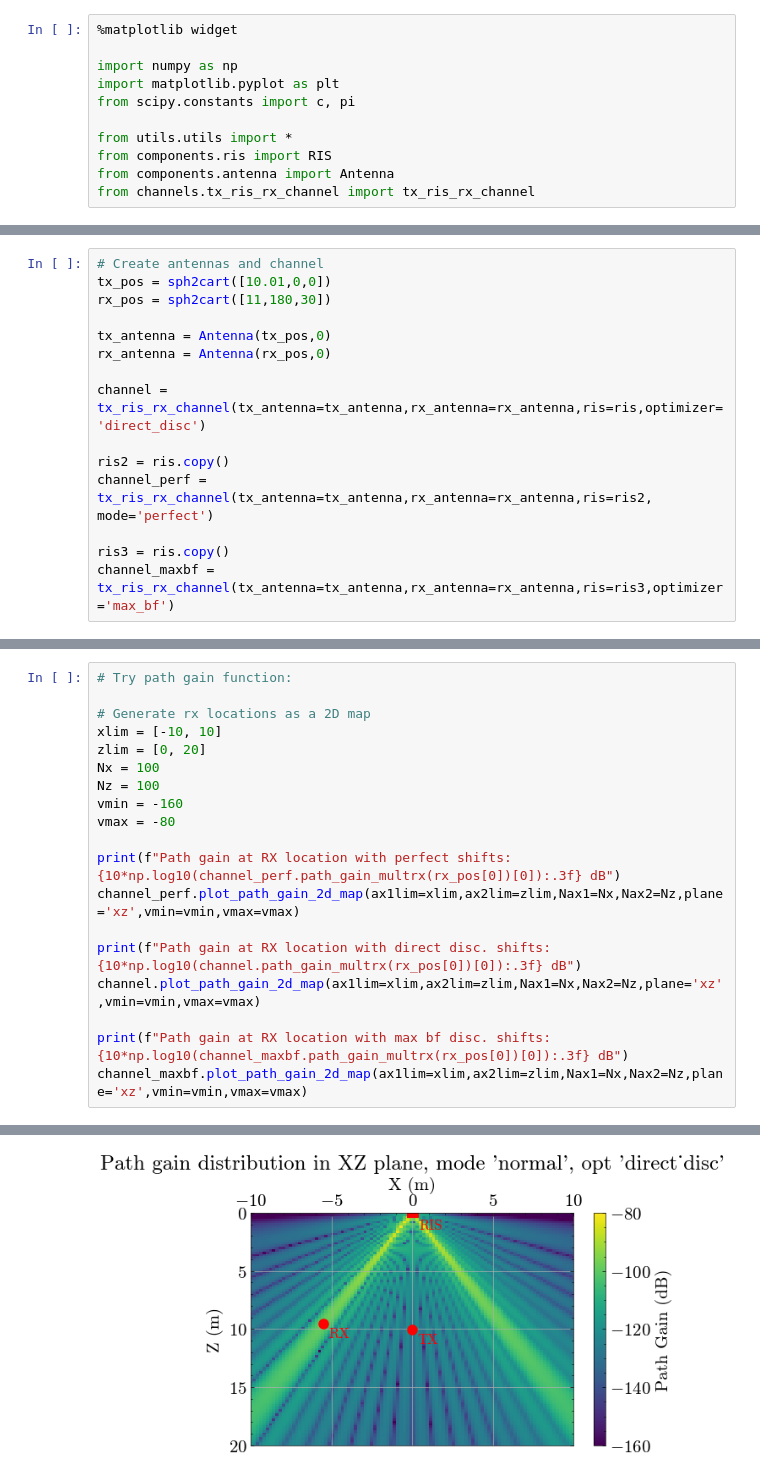
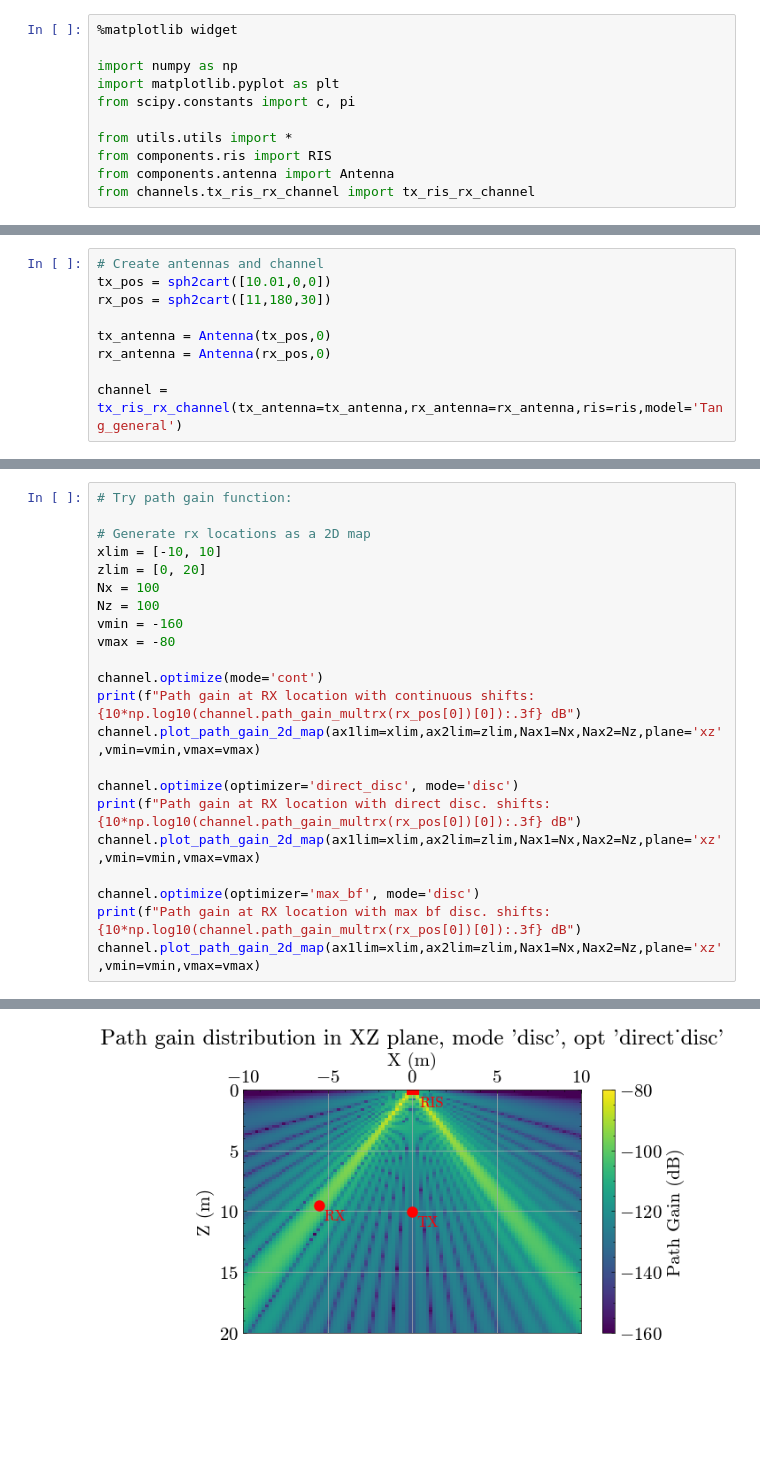
Before and after one commit to debombivandebombo/surpRISe, a Jupyter notebook: test_channel.ipynb, the cells around one changed output, grey strips where cells are left out. Saved outputs shown, nothing was run; the diff lists cells and outputs as text; blank space fills up the shorter version.

```diff
--- a/test_channel.ipynb
+++ b/test_channel.ipynb
@@ -29,12 +29,6 @@ rx_pos = sph2cart([11,180,30])
 tx_antenna = Antenna(tx_pos,0)
 rx_antenna = Antenna(rx_pos,0)
 
-channel = tx_ris_rx_channel(tx_antenna=tx_antenna,rx_antenna=rx_antenna,ris=ris,optimizer='direct_disc')
-
-ris2 = ris.copy()
-channel_perf = tx_ris_rx_channel(tx_antenna=tx_antenna,rx_antenna=rx_antenna,ris=ris2, mode='perfect')
-
-ris3 = ris.copy()
-channel_maxbf = tx_ris_rx_channel(tx_antenna=tx_antenna,rx_antenna=rx_antenna,ris=ris3,optimizer='max_bf')
+channel = tx_ris_rx_channel(tx_antenna=tx_antenna,rx_antenna=rx_antenna,ris=ris,model='Tang_general')
 # %%
 # Optimize channel and see the return
@@ -112,12 +100,15 @@ Nz = 100
 vmin = -160
 vmax = -80
 
-print(f"Path gain at RX location with perfect shifts: {10*np.log10(channel_perf.path_gain_multrx(rx_pos[0])[0]):.3f} dB")
-channel_perf.plot_path_gain_2d_map(ax1lim=xlim,ax2lim=zlim,Nax1=Nx,Nax2=Nz,plane='xz',vmin=vmin,vmax=vmax)
+channel.optimize(mode='cont')
+print(f"Path gain at RX location with continuous shifts: {10*np.log10(channel.path_gain_multrx(rx_pos[0])[0]):.3f} dB")
+channel.plot_path_gain_2d_map(ax1lim=xlim,ax2lim=zlim,Nax1=Nx,Nax2=Nz,plane='xz',vmin=vmin,vmax=vmax)
 
+channel.optimize(optimizer='direct_disc', mode='disc')
 print(f"Path gain at RX location with direct disc. shifts: {10*np.log10(channel.path_gain_multrx(rx_pos[0])[0]):.3f} dB")
 channel.plot_path_gain_2d_map(ax1lim=xlim,ax2lim=zlim,Nax1=Nx,Nax2=Nz,plane='xz',vmin=vmin,vmax=vmax)
 
-print(f"Path gain at RX location with max bf disc. shifts: {10*np.log10(channel_maxbf.path_gain_multrx(rx_pos[0])[0]):.3f} dB")
-channel_maxbf.plot_path_gain_2d_map(ax1lim=xlim,ax2lim=zlim,Nax1=Nx,Nax2=Nz,plane='xz',vmin=vmin,vmax=vmax)
+channel.optimize(optimizer='max_bf', mode='disc')
+print(f"Path gain at RX location with max bf disc. shifts: {10*np.log10(channel.path_gain_multrx(rx_pos[0])[0]):.3f} dB")
+channel.plot_path_gain_2d_map(ax1lim=xlim,ax2lim=zlim,Nax1=Nx,Nax2=Nz,plane='xz',vmin=vmin,vmax=vmax)
 # %% [output]
@@ -126,2 +117,2 @@ Path gain at RX location with perfect shifts: -95.169 dB
 Path gain at RX location with direct disc. shifts: -98.598 dB
-[figure, old version]
+[figure, new version]
```
Also changed, not shown: parts of 9 cells of this notebook, 4 other files.
